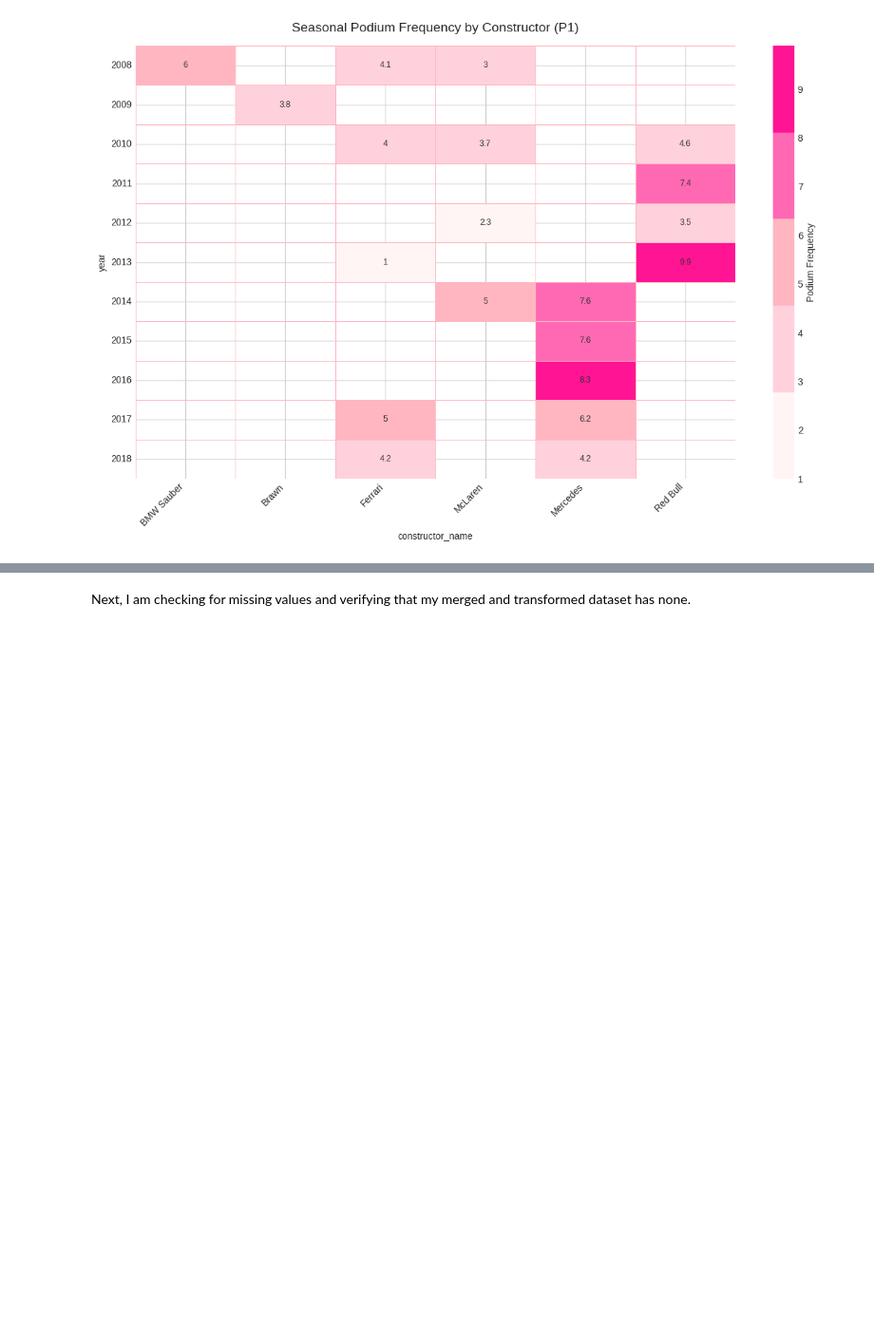
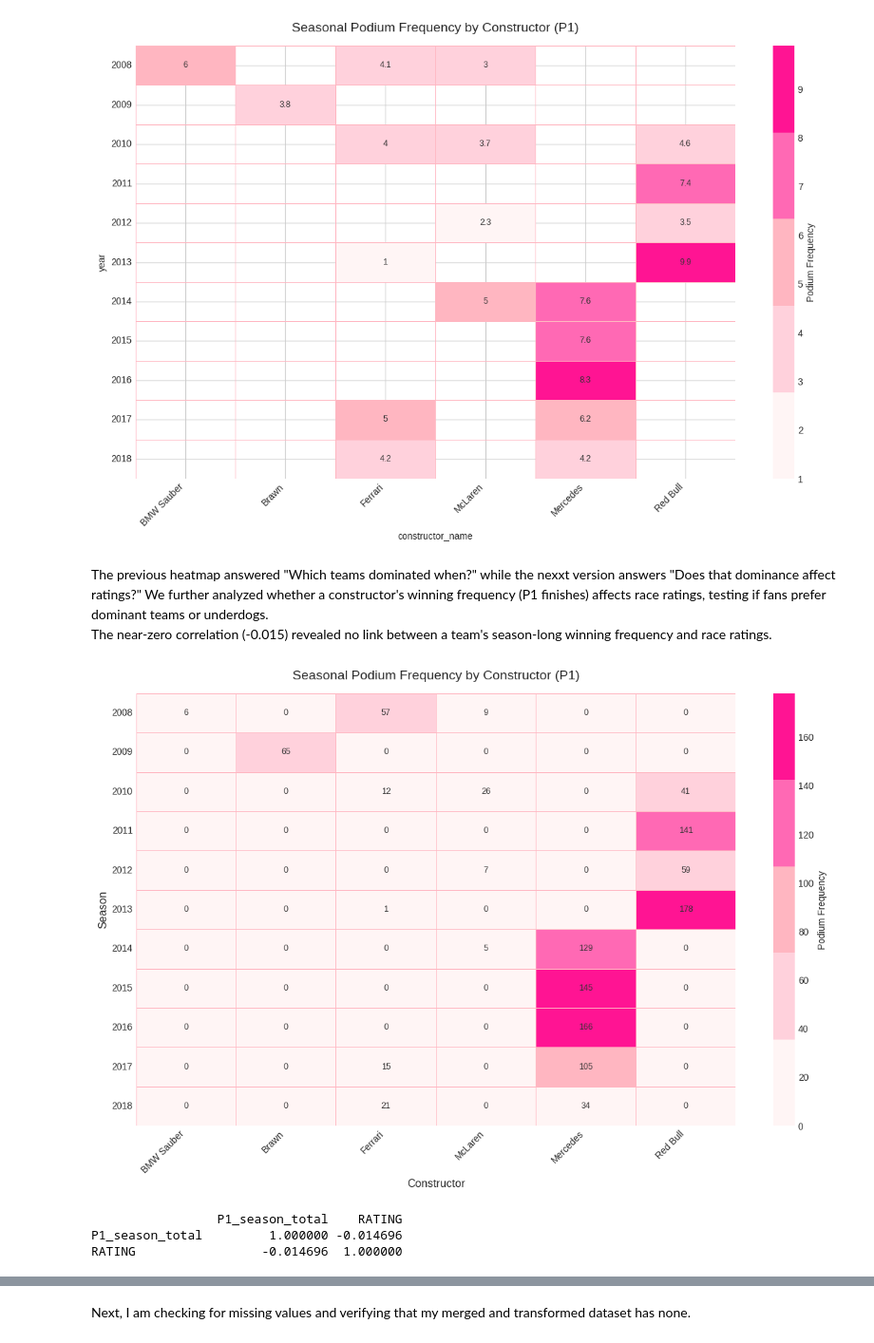
Before and after one commit to manaal-amir/DSA210_F1Project, a Jupyter notebook: Project.ipynb, the cells around one changed output, grey strips where cells are left out. Shown at 95% size. Drawn from its saved outputs; the diff is of its cells as text; code cells hidden in the pictures; blank space fills up the shorter version.

```diff
--- a/Project.ipynb
+++ b/Project.ipynb
@@ -281,3 +315,49 @@ plt.tight_layout()
 plt.show()
 # %% [output]
 [figure]
+# %% [markdown]
+The previous heatmap answered "Which teams dominated when?" while the nexxt version answers "Does that dominance affect ratings?"
+We further analyzed whether a constructor's winning frequency (P1 finishes) affects race ratings, testing if fans prefer dominant teams or underdogs.
+The near-zero correlation (-0.015) revealed no link between a team's season-long winning frequency and race ratings.
+# %%
+pivot_data = ratings_with_winners.pivot_table(
+    index='year',
+    columns='constructor_name',
+    values='P1_season_count',
+    aggfunc='sum'
+).fillna(0)
+
+
+plt.figure(figsize=(12, 8))
+pink_gradient = ["#FFF5F5", "#FFD1DC", "#FFB6C1", "#FF69B4", "#FF1493"]
+
+sns.heatmap(pivot_data,
+            annot=True,
+            fmt='g',
+            cmap=pink_gradient,
+            linewidths=.5,
+            linecolor='#FFB6C1',
+            annot_kws={'color':'#333333', 'size':9},
+            cbar_kws={'label':'Podium Frequency'})
+
+plt.title('Seasonal Podium Frequency by Constructor (P1)', pad=15, fontsize=14)
+plt.xlabel('Constructor', fontsize=12)
+plt.ylabel('Season', fontsize=12)
+plt.xticks(rotation=45, ha='right')
+plt.yticks(rotation=0)
+plt.tight_layout()
+plt.show()
+
+
+merged_df = ratings_with_winners.merge(
+    pivot_data.stack().reset_index(name='P1_season_total'),
+    on=['year', 'constructor_name']
+)
+
+#Check correlation
+print(merged_df[['P1_season_total', 'RATING']].corr())
+# %% [output]
+[figure, added]
+                 P1_season_total    RATING
+P1_season_total         1.000000 -0.014696
+RATING                 -0.014696  1.000000
```
Also changed, not shown: parts of 14 cells of this notebook.
